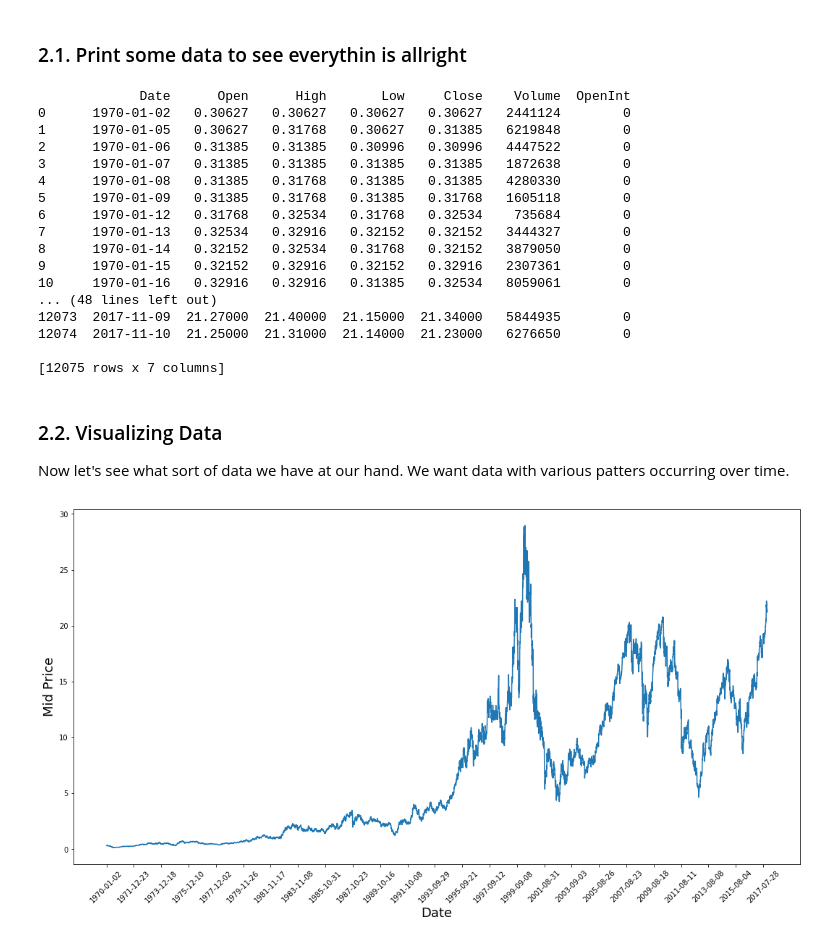
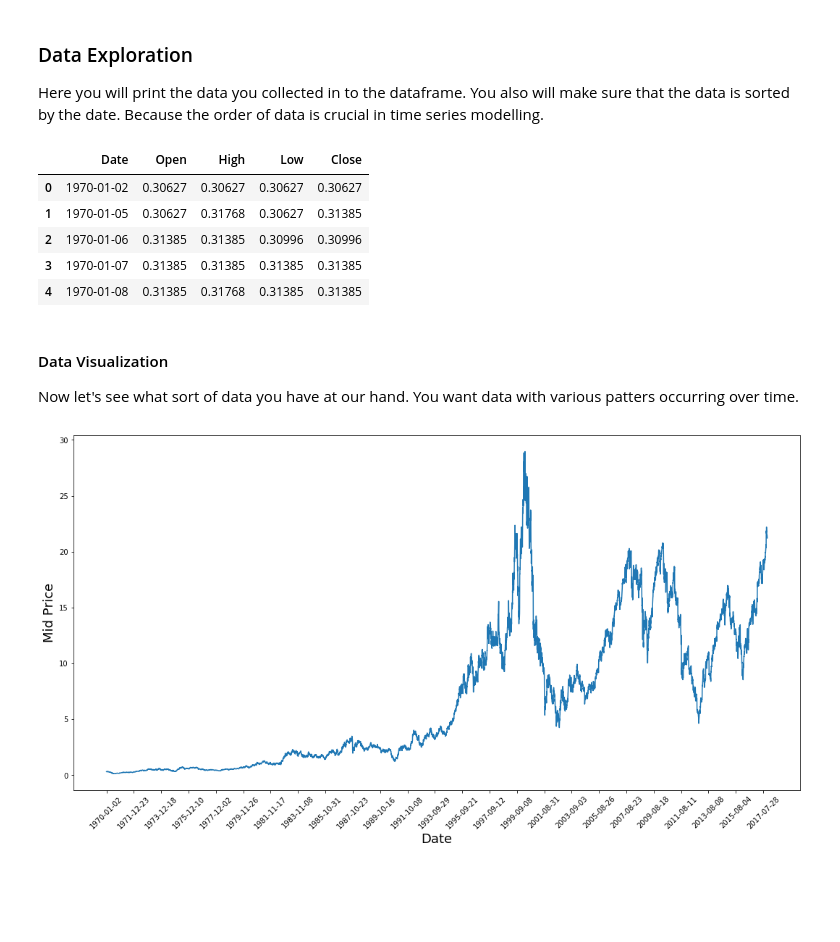
Before and after one commit to thushv89/datacamp_tutorials, a Jupyter notebook: Reviewed/lstm_stock_market_prediction.ipynb, the cells around one changed output. Drawn from its saved outputs; the diff is of its cells as text; code cells hidden in the pictures; blank space fills up the shorter version.

```diff
--- a/lstm_stock_market_prediction.ipynb
+++ b/Reviewed/lstm_stock_market_prediction.ipynb
@@ -81,36 +103,23 @@ File already exists. Loading data from CSV
-# %%
-# ====================== Loading Data from Kaggle ==================================
-# We will be using HP's data. Feel free to experiment with other data.
-# But while doing so be careful to have a large enough dataset and also pay attention to the data normalization
-df = pd.read_csv(os.path.join('Stocks','hpq.us.txt'),delimiter=',')
-# %% [markdown]
-### 2.1. Print some data to see everythin is allright
-# %%
-# sort datafram by date so we form a nice time series
-df = df.sort_values('Date')
-# make sure things are sorted by date
-print(df)
-# %% [output]
-             Date      Open      High       Low     Close    Volume  OpenInt
-0      1970-01-02   0.30627   0.30627   0.30627   0.30627   2441124        0
-1      1970-01-05   0.30627   0.31768   0.30627   0.31385   6219848        0
-2      1970-01-06   0.31385   0.31385   0.30996   0.30996   4447522        0
-3      1970-01-07   0.31385   0.31385   0.31385   0.31385   1872638        0
-4      1970-01-08   0.31385   0.31768   0.31385   0.31385   4280330        0
-5      1970-01-09   0.31385   0.31768   0.31385   0.31768   1605118        0
-6      1970-01-12   0.31768   0.32534   0.31768   0.32534    735684        0
-7      1970-01-13   0.32534   0.32916   0.32152   0.32152   3444327        0
-8      1970-01-14   0.32152   0.32534   0.31768   0.32152   3879050        0
-9      1970-01-15   0.32152   0.32916   0.32152   0.32916   2307361        0
-10     1970-01-16   0.32916   0.32916   0.31385   0.32534   8059061        0
-... (48 lines left out)
-12073  2017-11-09  21.27000  21.40000  21.15000  21.34000   5844935        0
-12074  2017-11-10  21.25000  21.31000  21.14000  21.23000   6276650        0
-
-[12075 rows x 7 columns]
+# %% [markdown]
+### Data Exploration
+
+Here you will print the data you collected in to the dataframe. You also will make sure that the data is sorted by the date. Because the order of data is crucial in time series modelling.
+# %%
+# Sort dataframe by date
+df = df.sort_values('Date')
+
+# Double check the result
+df.head()
+# %% [output]
+|  | Date | Open | High | Low | Close |
+| 0 | 1970-01-02 | 0.30627 | 0.30627 | 0.30627 | 0.30627 |
+| 1 | 1970-01-05 | 0.30627 | 0.31768 | 0.30627 | 0.31385 |
+| 2 | 1970-01-06 | 0.31385 | 0.31385 | 0.30996 | 0.30996 |
+| 3 | 1970-01-07 | 0.31385 | 0.31385 | 0.31385 | 0.31385 |
+| 4 | 1970-01-08 | 0.31385 | 0.31768 | 0.31385 | 0.31385 |
 # %% [markdown]
-### 2.2. Visualizing Data
-Now let's see what sort of data we have at our hand. We want data with various patters occurring over time.
+#### Data Visualization
+Now let's see what sort of data you have at our hand. You want data with various patters occurring over time.
 # %%
 plt.figure(figsize = (18,9))
 plt.plot(range(df.shape[0]),(df['Low']+df['High'])/2.0)
```
Also changed, not shown: parts of 50 cells of this notebook, 2 other files.
